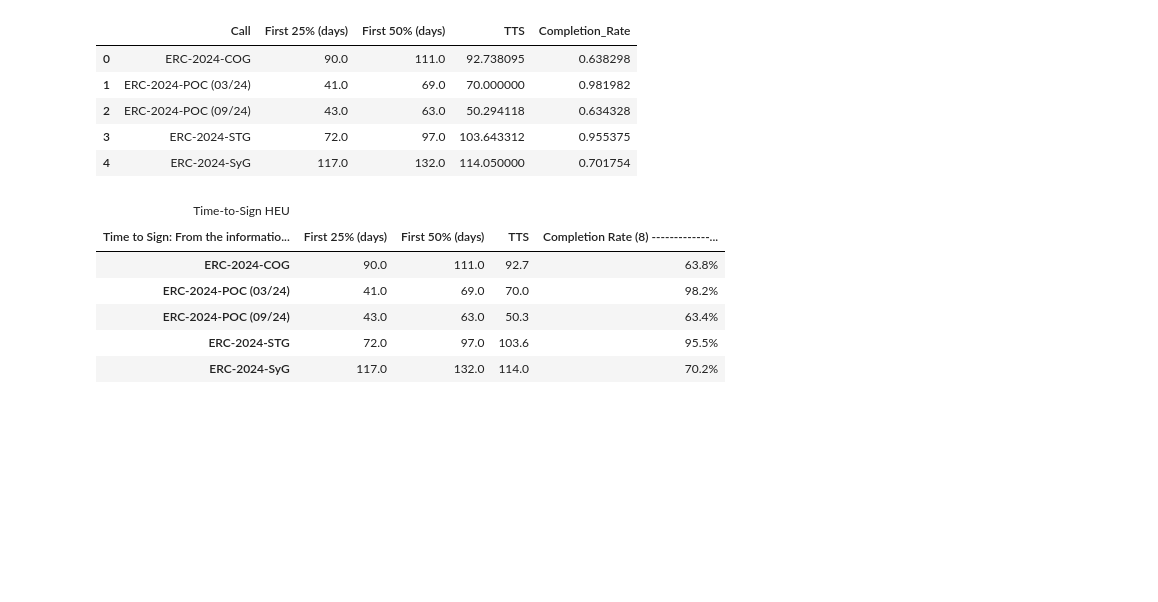
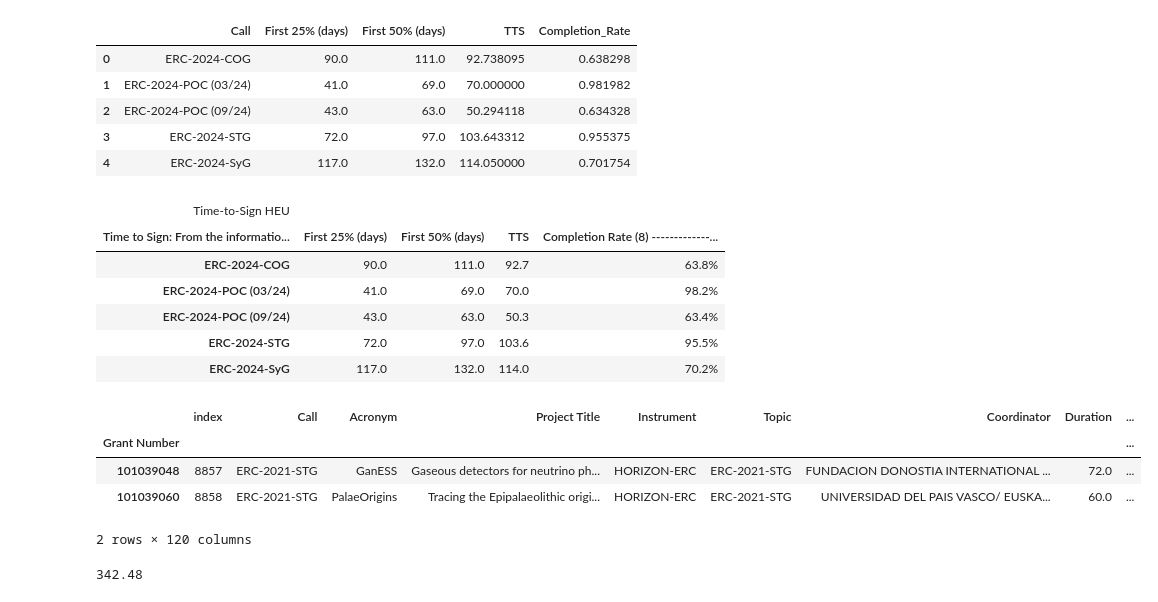
Before and after one commit to vinciliba/QuarterlyReport, a Jupyter notebook: test_fdi.ipynb, the cells around one changed output. Saved outputs shown, nothing was run; the diff lists cells and outputs as text; code cells hidden in the pictures; blank space fills up the shorter version.

```diff
--- a/test_fdi.ipynb
+++ b/test_fdi.ipynb
@@ -547,6 +598,7 @@ db_path = Path("database/reporting.db")
 
 report_params = load_report_params(report_name=report, db_path=db_path)
 calls_list = report_params.get("calls_list")
+heu_calls_list = report_params.get("HEU_Calls")
 
 # ──────────────────────────────────────────────────────────────
 # Define helper functions
@@ -598,8 +650,7 @@ df_grants = (
 # Make sure every date column really **is** datetime
 _coerce_date_columns(df_grants)
 
-df_grants = df_grants[~df_grants["Topic"].isin(EXCLUDE_TOPICS)]
-df_grants = df_grants[df_grants["Call"].isin(calls_list)]
+
 
 for x in project_status:
     df_grants['GA Signature - Commission'] = np.where(
@@ -611,6 +662,16 @@ for x in project_status:
     )
 
 _ensure_timedelta_cols(df_grants)
+
+df_heu_total = df_grants.loc[
+    (df_grants['Call'].isin(heu_calls_list)) &
+    (df_grants['Project Status'].isin(['SIGNED', 'SUSPENDED', 'CLOSED', 'TERMINATED']))
+]
+
+HEU_TTG_TOTAL = round(df_heu_total['TTG_timedelta'].mean().total_seconds() / 86400, 2)
+
+df_grants = df_grants[~df_grants["Topic"].isin(EXCLUDE_TOPICS)]
+df_grants = df_grants[df_grants["Call"].isin(calls_list)]
 
 # Find the earliest GA Signature - Commission date
 earliest_date = df_grants['GA Signature - Commission'].min()
@@ -631,6 +692,8 @@ in_scope = (
 )
 
 signed = df_grants.loc[in_scope].copy()
+
+HEU_TTG_C_Y = round(signed['TTG_timedelta'].mean().total_seconds() / 86400, 2)
 
 ### FOR TOTAL TTS - TTG #######
 dfkpi_total = signed.loc[:, ['Call', 'Topic', 'TTG_timedelta', 'TTS_timedelta', 'GA Signature - Commission', 'IS_SIGNED ']]
@@ -1411,3 +1474,17 @@ tbl_grants_tts_overview
 | ERC-2024-POC (09/24) | 43.0 | 63.0 | 50.3 | 63.4% |
 | ERC-2024-STG | 72.0 | 97.0 | 103.6 | 95.5% |
 | ERC-2024-SyG | 117.0 | 132.0 | 114.0 | 70.2% |
+# %%
+df_heu_total.head(2)
+# %% [output]
+|  | index | Call | Acronym | Project Title | Instrument | Topic | Coordinator | Duration | ... |
+| Grant Number |  |  |  |  |  |  |  |  | ... |
+| 101039048 | 8857 | ERC-2021-STG | GanESS | Gaseous detectors for neutrino ph... | HORIZON-ERC | ERC-2021-STG | FUNDACION DONOSTIA INTERNATIONAL ... | 72.0 | ... |
+| 101039060 | 8858 | ERC-2021-STG | PalaeOrigins | Tracing the Epipalaeolithic origi... | HORIZON-ERC | ERC-2021-STG | UNIVERSIDAD DEL PAIS VASCO/ EUSKA... | 60.0 | ... |
+2 rows × 120 columns
+# %%
+HEU_TTG_TOTAL = round(df_heu_total['TTG_timedelta'].mean().total_seconds() / 86400, 2)
+
+HEU_TTG_TOTAL
+# %% [output]
+342.48
```
Also changed, not shown: parts of 6 cells of this notebook, 5 other files.
